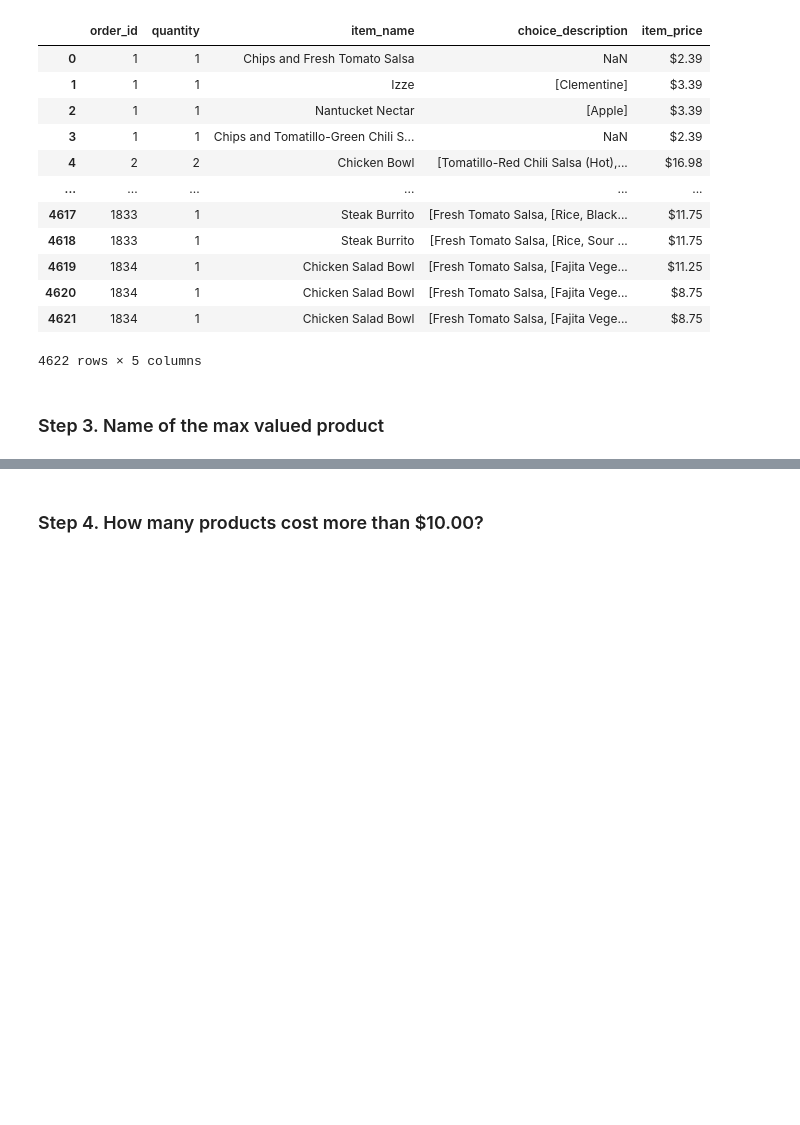
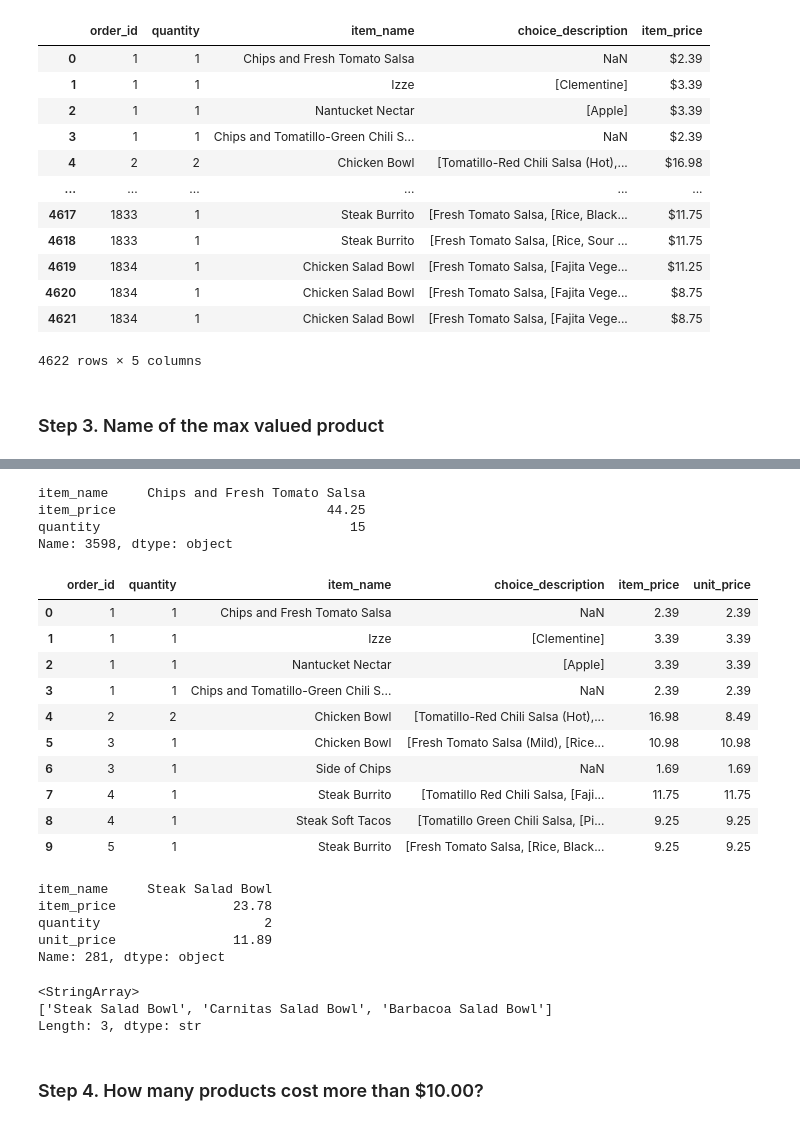
Before and after one commit to mochilooo/2026-10-BILBAO-FT-Data-Science, a Jupyter notebook: 2-Data_Analysis/2-Pandas/Practica/1-Chipotle/Chipotle_YERAY.ipynb, the cells around one changed output, grey strips where cells are left out. Saved outputs shown, nothing was run; the diff lists cells and outputs as text; code cells hidden in the pictures; blank space fills up the shorter version.

```diff
--- a/2-Data_Analysis/2-Pandas/Practica/1-Chipotle/Chipotle_YERAY.ipynb
+++ b/2-Data_Analysis/2-Pandas/Practica/1-Chipotle/Chipotle_YERAY.ipynb
@@ -35,0 +47,4 @@ chipo['item_name'].value_counts().idxmax()
+# %%
+chipo['item_price'] = pd.to_numeric(chipo['item_price'].astype(str).str.replace('$', ''), errors= 'coerce') # Cuando se produce un error produce un NaN
+
+chipo.info()
@@ -36,2 +64,40 @@ chipo['item_name'].value_counts().idxmax()
+# %%
+print(chipo.loc[chipo['item_price'].idxmax(), ['item_name', 'item_price', 'quantity']]) # Producto más caro
+# %% [output]
+item_name     Chips and Fresh Tomato Salsa
+item_price                           44.25
+quantity                                15
+Name: 3598, dtype: object
+# %%
+chipo['unit_price'] = chipo['item_price'] / chipo['quantity'] # Producto más caro por unidad
+chipo.head(10)
+# %% [output]
+|  | order_id | quantity | item_name | choice_description | item_price | unit_price |
+| 0 | 1 | 1 | Chips and Fresh Tomato Salsa | NaN | 2.39 | 2.39 |
+| 1 | 1 | 1 | Izze | [Clementine] | 3.39 | 3.39 |
+| 2 | 1 | 1 | Nantucket Nectar | [Apple] | 3.39 | 3.39 |
+| 3 | 1 | 1 | Chips and Tomatillo-Green Chili S... | NaN | 2.39 | 2.39 |
+| 4 | 2 | 2 | Chicken Bowl | [Tomatillo-Red Chili Salsa (Hot),... | 16.98 | 8.49 |
+| 5 | 3 | 1 | Chicken Bowl | [Fresh Tomato Salsa (Mild), [Rice... | 10.98 | 10.98 |
+| 6 | 3 | 1 | Side of Chips | NaN | 1.69 | 1.69 |
+| 7 | 4 | 1 | Steak Burrito | [Tomatillo Red Chili Salsa, [Faji... | 11.75 | 11.75 |
+| 8 | 4 | 1 | Steak Soft Tacos | [Tomatillo Green Chili Salsa, [Pi... | 9.25 | 9.25 |
+| 9 | 5 | 1 | Steak Burrito | [Fresh Tomato Salsa, [Rice, Black... | 9.25 | 9.25 |
+# %%
+print(chipo.loc[chipo['unit_price'].idxmax(), ['item_name', 'item_price', 'quantity', 'unit_price']])
+# %% [output]
+item_name     Steak Salad Bowl
+item_price               23.78
+quantity                     2
+unit_price               11.89
+Name: 281, dtype: object
+# %%
+# Más de un producto
+productos_caros = chipo[chipo['unit_price'] == chipo['unit_price'].max()]
+print(productos_caros['item_name'].unique())
+# %% [output]
+<StringArray>
+['Steak Salad Bowl', 'Carnitas Salad Bowl', 'Barbacoa Salad Bowl']
+Length: 3, dtype: str
 # %% [markdown]
 ### Step 4. How many products cost more than $10.00?
```
Also changed, not shown: parts of 22 cells of this notebook, 2 other files.
